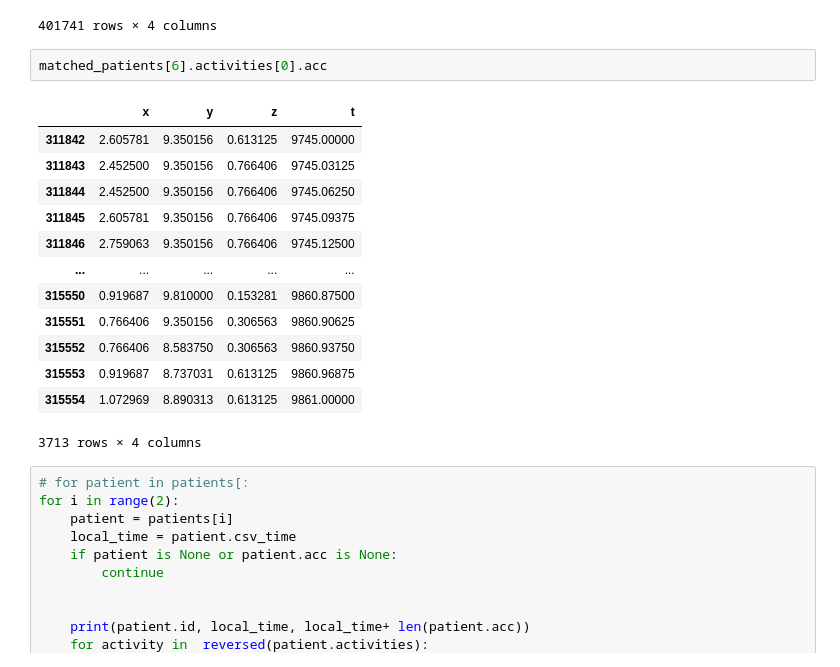
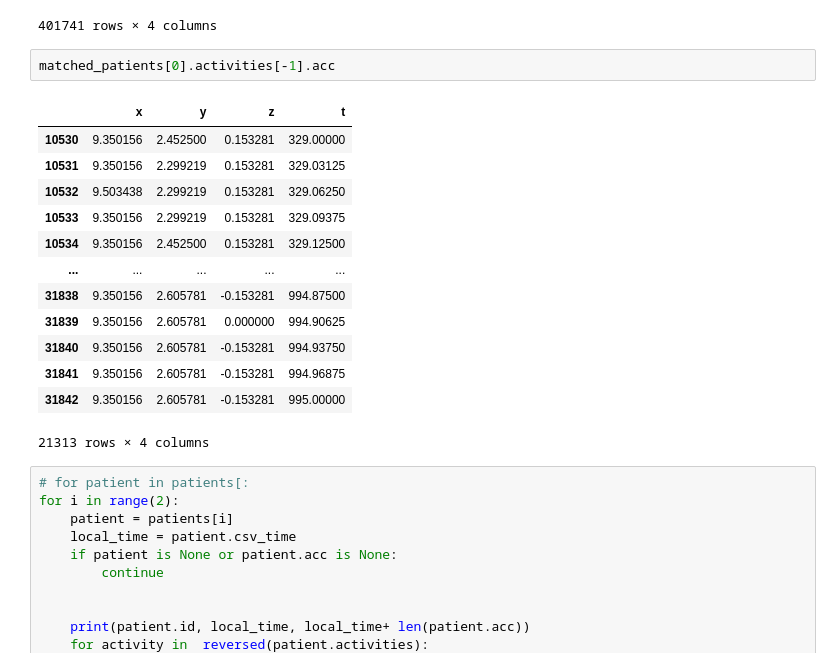
Before and after one commit to ScreamingPigeon/ms-analysis-23, a Jupyter notebook: read.ipynb, the cells around one changed output. Cells and saved outputs as stored; diff of their text form.

```diff
--- a/read.ipynb
+++ b/read.ipynb
@@ -290,21 +289,21 @@ matched_patients[0].acc
 | 401742 | 3.832031 | 1.379531 | 8.737031 | 12554.37500 |
 401741 rows × 4 columns
 # %%
-matched_patients[6].activities[0].acc
+matched_patients[0].activities[-1].acc
 # %% [output]
 |  | x | y | z | t |
-| 311842 | 2.605781 | 9.350156 | 0.613125 | 9745.00000 |
-| 311843 | 2.452500 | 9.350156 | 0.766406 | 9745.03125 |
-| 311844 | 2.452500 | 9.350156 | 0.766406 | 9745.06250 |
-| 311845 | 2.605781 | 9.350156 | 0.766406 | 9745.09375 |
-| 311846 | 2.759063 | 9.350156 | 0.766406 | 9745.12500 |
+| 10530 | 9.350156 | 2.452500 | 0.153281 | 329.00000 |
+| 10531 | 9.350156 | 2.299219 | 0.153281 | 329.03125 |
+| 10532 | 9.503438 | 2.299219 | 0.153281 | 329.06250 |
+| 10533 | 9.350156 | 2.299219 | 0.153281 | 329.09375 |
+| 10534 | 9.350156 | 2.452500 | 0.153281 | 329.12500 |
 | ... | ... | ... | ... | ... |
-| 315550 | 0.919687 | 9.810000 | 0.153281 | 9860.87500 |
-| 315551 | 0.766406 | 9.350156 | 0.306563 | 9860.90625 |
-| 315552 | 0.766406 | 8.583750 | 0.306563 | 9860.93750 |
-| 315553 | 0.919687 | 8.737031 | 0.613125 | 9860.96875 |
-| 315554 | 1.072969 | 8.890313 | 0.613125 | 9861.00000 |
+| 31838 | 9.350156 | 2.605781 | -0.153281 | 994.87500 |
+| 31839 | 9.350156 | 2.605781 | 0.000000 | 994.90625 |
+| 31840 | 9.350156 | 2.605781 | -0.153281 | 994.93750 |
+| 31841 | 9.350156 | 2.605781 | -0.153281 | 994.96875 |
+| 31842 | 9.350156 | 2.605781 | -0.153281 | 995.00000 |
-3713 rows × 4 columns
+21313 rows × 4 columns
 # %%
 # for patient in patients[:
 for i in range(2):
```
Also changed, not shown: parts of 4 cells of this notebook.
